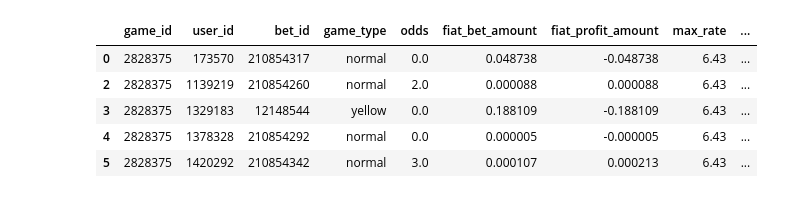
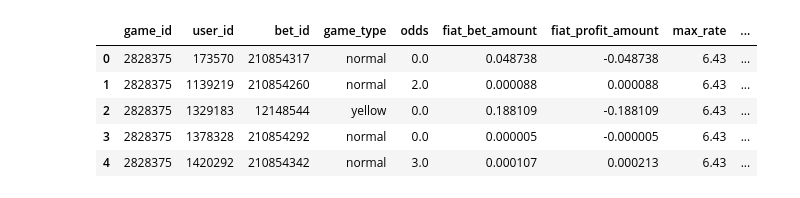
Before and after one commit to KndHvH/igaming-behavioral-deviation-detection, a Jupyter notebook: model/fe.ipynb, the cells around one changed output. Saved outputs shown, nothing was run; the diff lists cells and outputs as text; code cells hidden in the pictures.

```diff
--- a/model/fe.ipynb
+++ b/model/fe.ipynb
@@ -49,3 +76,0 @@ df.head()
-# %%
-df = df[df['fiat_is_valuable'] == 't']
-df.head()
@@ -130,6 +136,14 @@ df.head()
 # %%
 
-df['bet_mean'] = df.groupby('user_id')['fiat_bet_amount'].transform('mean')
+# df['user_bet_mean'] = df.groupby('user_id')['fiat_bet_amount'].transform('mean')
+# %%
+
+df["user_bet_mean_weighted"] = (
+    df.groupby("user_id")["fiat_bet_amount"]
+      .transform(lambda x: x.ewm(alpha=0.01, adjust=False).mean())
+)
+
+df["bet_proportion_weighted"] = df["fiat_bet_amount"] / df["user_bet_mean_weighted"]
 # %%
 df.head()
 # %% [output]
@@ -142,5 +156,5 @@ df.head()
 # %%
-df['bet_proportion'] = df['fiat_bet_amount'] / df['bet_mean']
-df.head()
+# df['bet_proportion'] = df['fiat_bet_amount'] / df['user_bet_mean']
+df.head(2000)
 # %% [output]
 |  | game_id | user_id | bet_id | game_type | odds | fiat_bet_amount | fiat_profit_amount | max_rate | ... |
@@ -152,12 +189,14 @@ df.head()
 # %%
-df['risk'] = df['odds_adjusted'] * df['bet_proportion']
+# df['risk'] = df['odds_adjusted'] * df['bet_proportion']
+df['risk'] = df['odds_adjusted'] * df['bet_proportion_weighted']
+
 df.head()
 # %% [output]
 |  | game_id | user_id | bet_id | game_type | odds | fiat_bet_amount | fiat_profit_amount | max_rate | ... |
 | 0 | 2828375 | 173570 | 210854317 | normal | 0.0 | 0.048738 | -0.048738 | 6.43 | ... |
-| 2 | 2828375 | 1139219 | 210854260 | normal | 2.0 | 0.000088 | 0.000088 | 6.43 | ... |
-| 3 | 2828375 | 1329183 | 12148544 | yellow | 0.0 | 0.188109 | -0.188109 | 6.43 | ... |
-| 4 | 2828375 | 1378328 | 210854292 | normal | 0.0 | 0.000005 | -0.000005 | 6.43 | ... |
-| 5 | 2828375 | 1420292 | 210854342 | normal | 3.0 | 0.000107 | 0.000213 | 6.43 | ... |
+| 1 | 2828375 | 1139219 | 210854260 | normal | 2.0 | 0.000088 | 0.000088 | 6.43 | ... |
+| 2 | 2828375 | 1329183 | 12148544 | yellow | 0.0 | 0.188109 | -0.188109 | 6.43 | ... |
+| 3 | 2828375 | 1378328 | 210854292 | normal | 0.0 | 0.000005 | -0.000005 | 6.43 | ... |
+| 4 | 2828375 | 1420292 | 210854342 | normal | 3.0 | 0.000107 | 0.000213 | 6.43 | ... |
 # %%
 df['risk_log'] = np.log1p(df['risk'])
```
Also changed, not shown: parts of 85 cells of this notebook, 5 other files.
